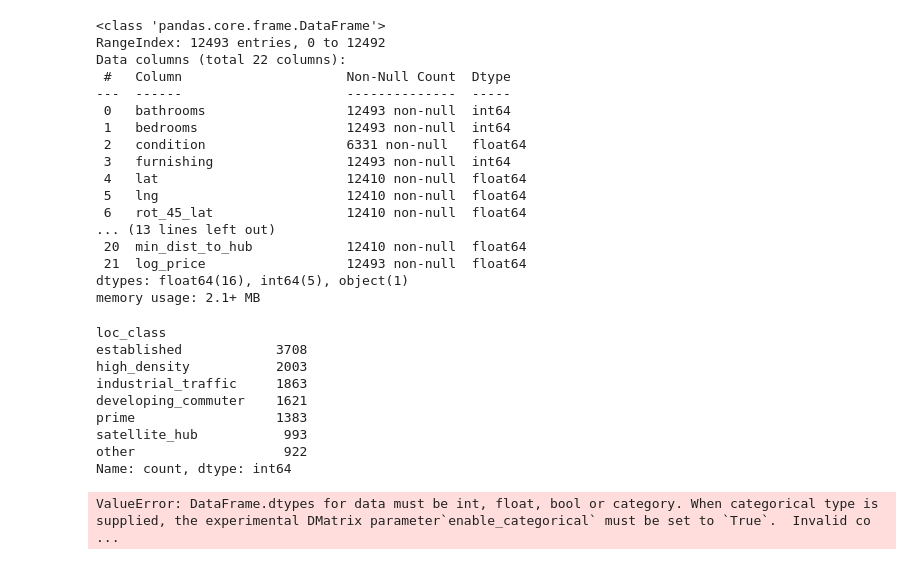
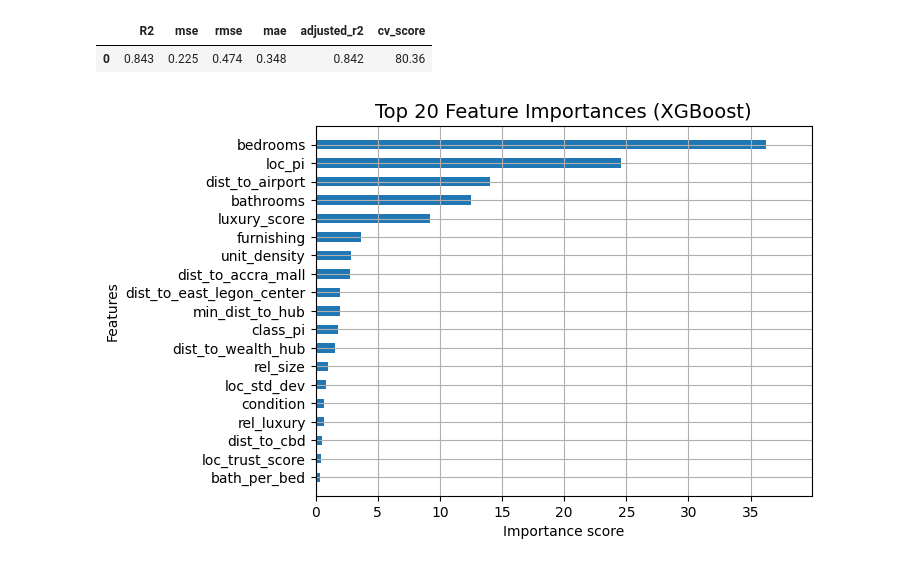
Before and after one commit to kcnewman/ares, a Jupyter notebook: notebooks/xgboost.ipynb, the cells around one changed output. Saved outputs shown, nothing was run; the diff lists cells and outputs as text; code cells hidden in the pictures.

```diff
--- a/notebooks/xgboost.ipynb
+++ b/notebooks/xgboost.ipynb
@@ -8,38 +8,6 @@ train = pd.read_csv("../artifacts/feature_engineering/features_train.csv")
 test = pd.read_csv("../artifacts/feature_engineering/features_test.csv")
 
 target = "log_price"
-# %%
-train.info()
-# %% [output]
-<class 'pandas.core.frame.DataFrame'>
-RangeIndex: 12493 entries, 0 to 12492
-Data columns (total 22 columns):
- #   Column                     Non-Null Count  Dtype
----  ------                     --------------  -----
- 0   bathrooms                  12493 non-null  int64
- 1   bedrooms                   12493 non-null  int64
- 2   condition                  6331 non-null   float64
- 3   furnishing                 12493 non-null  int64
- 4   lat                        12410 non-null  float64
- 5   lng                        12410 non-null  float64
- 6   rot_45_lat                 12410 non-null  float64
-... (13 lines left out)
- 20  min_dist_to_hub            12410 non-null  float64
- 21  log_price                  12493 non-null  float64
-dtypes: float64(16), int64(5), object(1)
-memory usage: 2.1+ MB
-# %%
-train.loc_class.value_counts()
-# %% [output]
-loc_class
-established            3708
-high_density           2003
-industrial_traffic     1863
-developing_commuter    1621
-prime                  1383
-satellite_hub           993
-other                   922
-Name: count, dtype: int64
 # %%
 X_train = train.drop(columns=target)
 y_train = train[target]
@@ -47,7 +15,5 @@ y_train = train[target]
 X_test = test.drop(columns=target)
 y_test = test[target]
 # %%
-model = XGBRegressor(tree_method="hist", enable_categorical=True)
+model = XGBRegressor()
 model = model.fit(X_train, y_train)
-# %% [output]
-ValueError: DataFrame.dtypes for data must be int, float, bool or category. When categorical type is supplied, the experimental DMatrix parameter`enable_categorical` must be set to `True`.  Invalid co ...
@@ -53,0 +41,22 @@ ValueError: DataFrame.dtypes for data must be int, float, bool or category. When
+# %%
+val_metrics = compute_metrics(model, X_test, y_test)
+val_metrics
+# %% [output]
+|  | R2 | mse | rmse | mae | adjusted_r2 | cv_score |
+| 0 | 0.843 | 0.225 | 0.474 | 0.348 | 0.842 | 80.36 |
+# %%
+# Plot importances
+import matplotlib.pyplot as plt
+from xgboost import plot_importance
+
+plot_importance(
+    model,
+    importance_type="gain",
+    max_num_features=20,
+    height=0.5,
+    show_values=False,
+)
+plt.title("Top 20 Feature Importances (XGBoost)", fontsize=14)
+plt.show()
+# %% [output]
+[figure, added]
```
Also changed, not shown: parts of 1 cell of this notebook, 16 other files.
